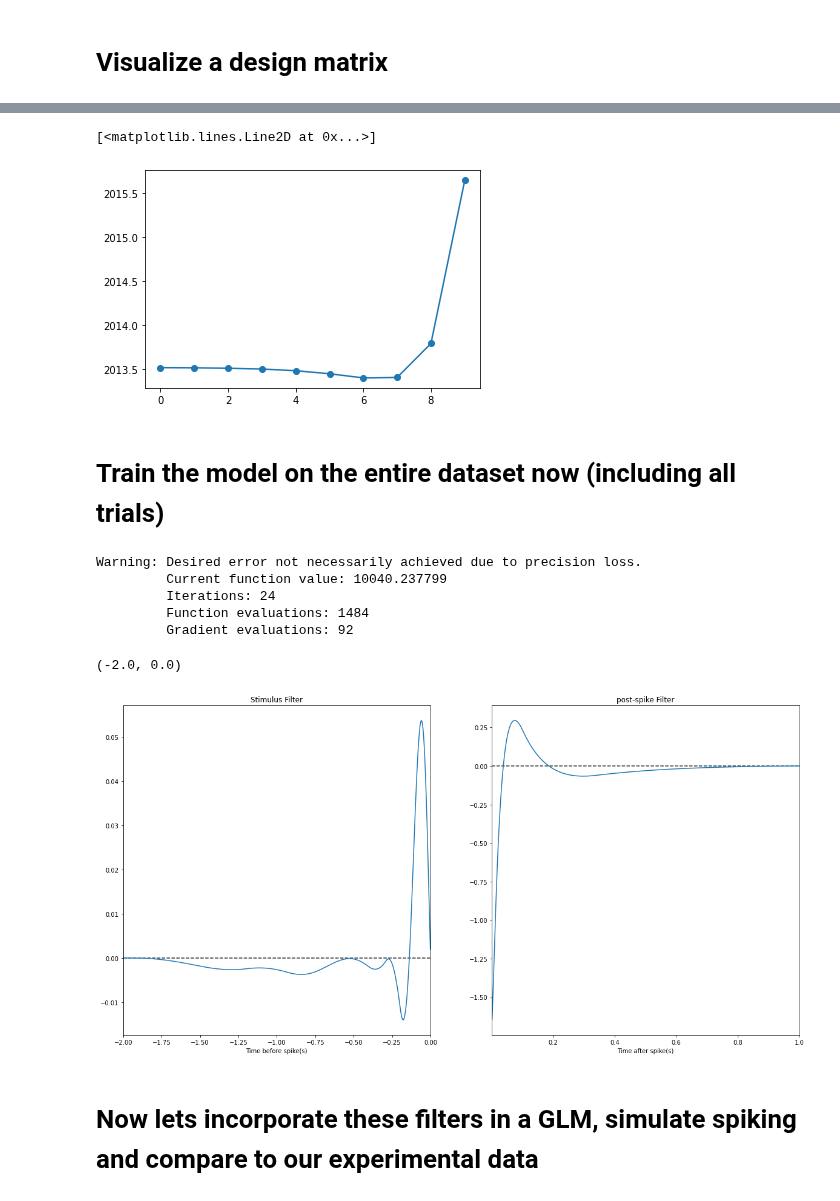
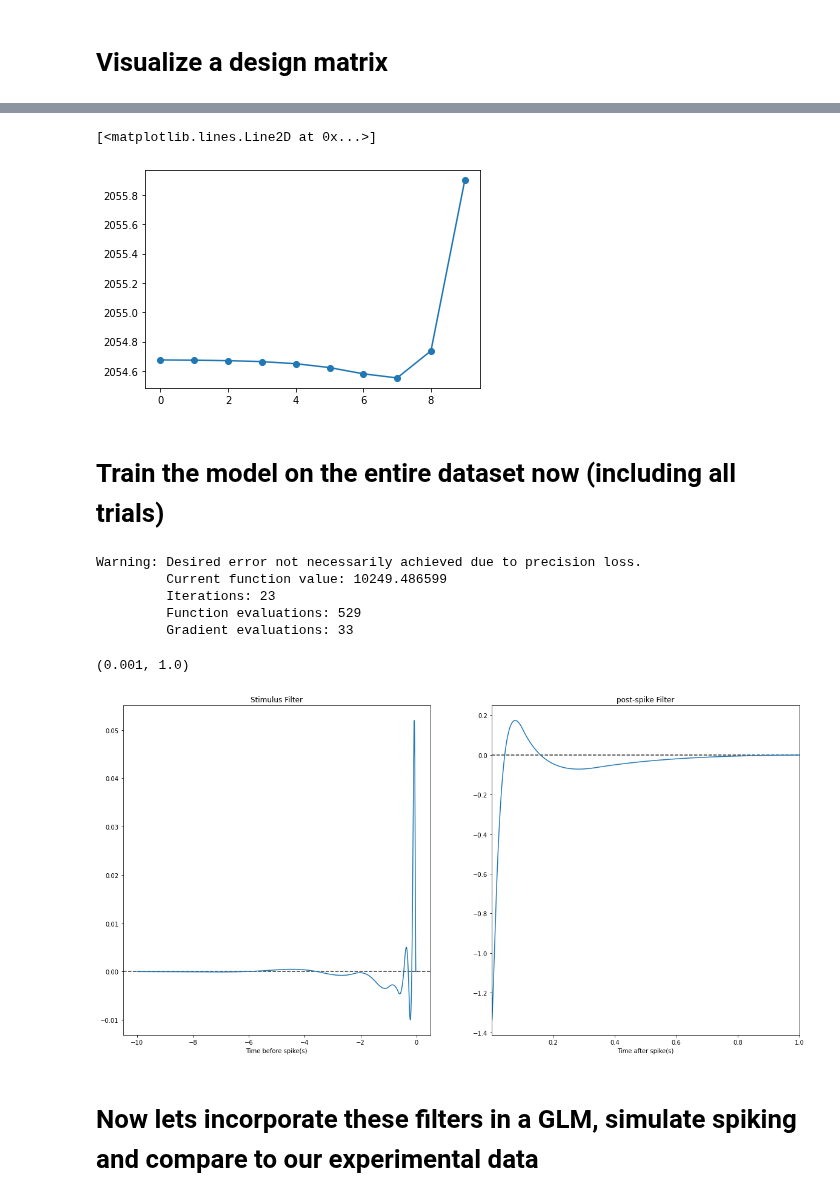
Before and after one commit to davidfox87/neuro_encoding_models, a Jupyter notebook: fitting_spike_train_tutorial.ipynb, the cells around one changed output, grey strips where cells are left out. Saved outputs shown, nothing was run; the diff lists cells and outputs as text; code cells hidden in the pictures.

```diff
--- a/fitting_spike_train_tutorial.ipynb
+++ b/fitting_spike_train_tutorial.ipynb
@@ -127,7 +127,8 @@ stim = scaler.fit_transform(stim)
 # %% [markdown]
 # Express our filter using a temporal basis
 # %%
-stim_basis, spike_basis = make_bases(2, [0.01, 1.2], 10, 200, dt=0.001)
+stim_basis, spike_basis = make_bases(10., [0.01, 4.5], 10, 40, dt=0.001)
+
 fig, ax = plt.subplots(1, 2, figsize=[20, 5])
 ax[0].plot(stim_basis.B)
 ax[1].plot(spike_basis.B)
@@ -358,0 +356,26 @@ Warning: Desired error not necessarily achieved due to precision loss.
+# %%
+from tqdm import tqdm
+def _run_search(evaluate_candidates):
+  """Search all candidates in param_grid"""
+  evaluate_candidates(lamvals)
+
+
+parallel = Parallel(n_jobs=10, verbose=10)
+
+all_out = []
+
+
+with parallel:
+
+  def evaluate_candidates(candidate_params):
+    out = parallel(delayed(_fit_and_score)(train=zip(folds_xtrain, folds_ytrain),
+                                          test=zip(folds_xtest, folds_ytest),
+                                          wmap=wmap,
+                                          parameter=param)
+                  for param in candidate_params)
+
+    all_out.extend(out)
+
+_run_search(evaluate_candidates)
+
+print(all_out)
@@ -358,0 +389,4 @@ Warning: Desired error not necessarily achieved due to precision loss.
+# %%
+imin = np.argmin(all_out)
+print("best ridge param is {}".format(lamvals[imin]))
+plt.plot(all_out, 'o-')
@@ -361,46 +399,48 @@ negLTestFolds = negLTest.mean(axis=1)
 plt.plot(negLTestFolds, 'o-')
 # %% [output]
 [<matplotlib.lines.Line2D at 0x...>]
-[figure, old version]
+[figure, new version]
 # %% [markdown]
 # Train the model on the entire dataset now (including all trials)
+# %%
+
+# fit on entire dataset with this ridge penalty
+dspec = make_dspec(stim, sps, dt)
+dspec.addRegressorContinuous(basis=stim_basis)
+dspec.addRegressorSpTrain(basis=spike_basis)
+
+dm, X, y = dspec.compileDesignMatrixFromTrialIndices()
+wmap = mapfit_GLM(wmap, stim_basis.nbases, X, y, lamvals[imin]*Imat, 1)
+
+d = dm.get_regressor_from_output(wmap)
+# %% [output]
+Warning: Desired error not necessarily achieved due to precision loss.
+         Current function value: 10249.486599
+         Iterations: 23
+         Function evaluations: 529
+         Gradient evaluations: 33
 # %%
-
-# fit on entire dataset with this ridge penalty
-dspec = make_dspec(stim, sps, dt)
-dspec.addRegressorContinuous(basis=stim_basis)
-dspec.addRegressorSpTrain(basis=spike_basis)
-
-dm, X, y = dspec.compileDesignMatrixFromTrialIndices()
-wmap = mapfit_GLM(wmap, stim_basis.nbases, X, y, lamvals[imin]*Imat, 1)
-
-d = dm.get_regressor_from_output(wmap)
 
 dc = wmap[0]
 k = d['stim'][1]
 kt = d['stim'][0] * dt
 h = d['sptrain'][1]
 ht = d['sptrain'][0] * dt
 
 figure, ax = plt.subplots(1, 2, figsize=[20, 10])
 ax[0].plot(kt, k)
 ax[1].plot(ht, h)
 ax[0].axhline(0, color=".2", linestyle="--", zorder=1)
 ax[1].axhline(0, color=".2", linestyle="--", zorder=1)
 ax[0].set_xlabel('Time before spike(s)')
 ax[1].set_xlabel('Time after spike(s)')
 ax[0].set_title('Stimulus Filter')
 ax[1].set_title('post-spike Filter')
 ax[1].set_xlim(0.001, 1)
-ax[0].set_xlim(-2, 0)
+#ax[0].set_xlim(-2, 0)
 # %% [output]
-Warning: Desired error not necessarily achieved due to precision loss.
-         Current function value: 10040.237799
-         Iterations: 24
-         Function evaluations: 1484
-         Gradient evaluations: 92
+(0.001, 1.0)
-(-2.0, 0.0)
-[figure, old version]
+[figure, new version]
 # %% [markdown]
 # Now lets incorporate these filters in a GLM, simulate spiking and compare to our experimental data
 # %% [markdown]
```
Also changed, not shown: parts of 12 cells of this notebook.
